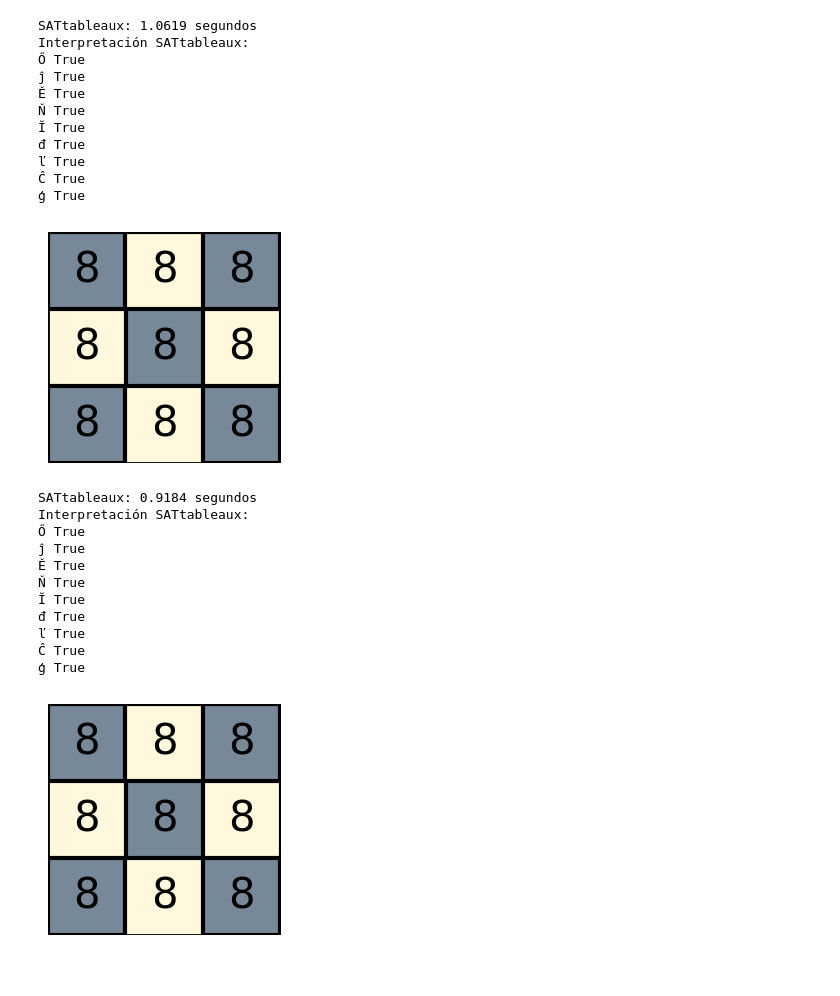
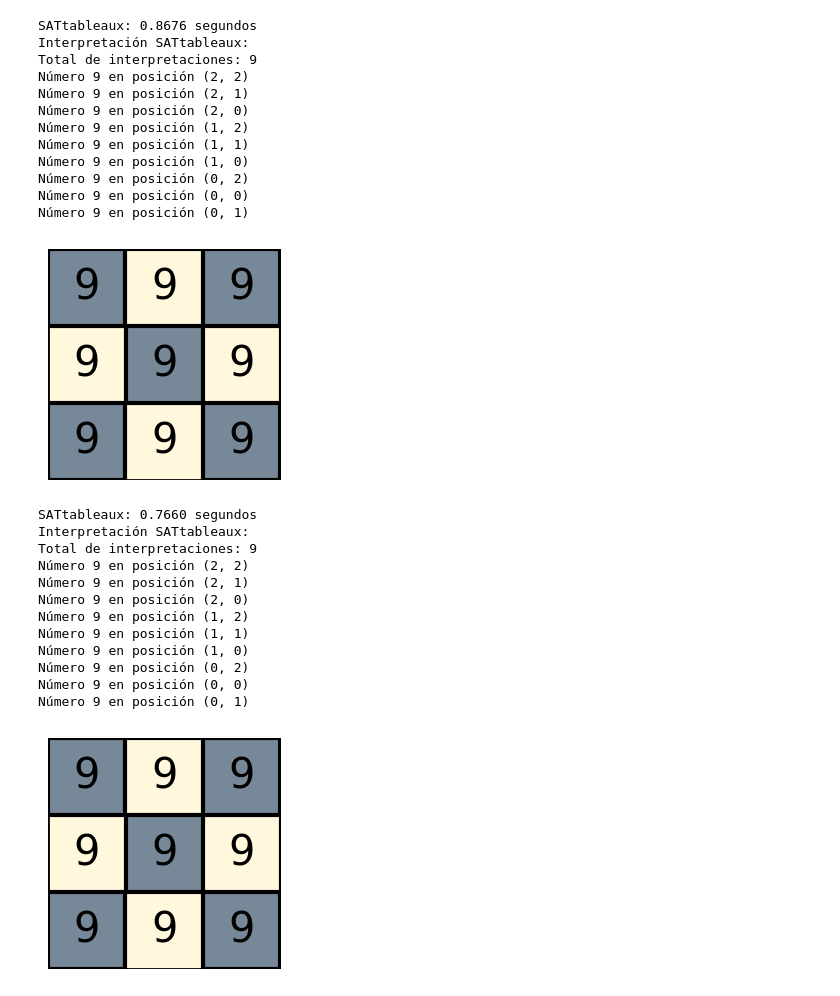
Before and after one commit to Lauuuu21nf/chocorramo-con-milo, a Jupyter notebook: Entrega3.ipynb, the cells around one changed output. Saved outputs shown, nothing was run; the diff lists cells and outputs as text; code cells hidden in the pictures.

```diff
--- a/Entrega3.ipynb
+++ b/Entrega3.ipynb
@@ -193,30 +178,36 @@ else:
 # %%
 import time
 start = time.time()
 A = inorder_to_tree(r.reglas[0])
 I = A.SATtableaux()
 end = time.time()
 print(f"SATtableaux: {end - start:.4f} segundos")
 if I is not None:
     print("Interpretación SATtableaux:")
+    print(f"Total de interpretaciones: {len(I)}")
+
     for k in I:
-        print(r.CM.escribir(k), I[k])
+        if I[k]:
+            n, x, y = r.CM.unravel(k)
+            print(f"Número {n+1} en posición ({x}, {y})")
+
     r.visualizar(I)
 else:
-    print("¡No hay solución con SATtableaux!");
+    print("¡No hay solución con SATtableaux!")
 # %% [output]
-SATtableaux: 1.0619 segundos
+SATtableaux: 0.8676 segundos
 Interpretación SATtableaux:
-Ő True
-ĵ True
-Ě True
-Ň True
-Ĭ True
-đ True
-ľ True
-Ĉ True
-ģ True
+Total de interpretaciones: 9
+Número 9 en posición (2, 2)
+Número 9 en posición (2, 1)
+Número 9 en posición (2, 0)
+Número 9 en posición (1, 2)
+Número 9 en posición (1, 1)
+Número 9 en posición (1, 0)
+Número 9 en posición (0, 2)
+Número 9 en posición (0, 0)
+Número 9 en posición (0, 1)
-[figure, old version]
+[figure, new version]
 # %%
 import time
 start = time.time()
@@ -226,21 +217,27 @@ end = time.time()
 print(f"SATtableaux: {end - start:.4f} segundos")
 if I is not None:
     print("Interpretación SATtableaux:")
+    print(f"Total de interpretaciones: {len(I)}")
+
     for k in I:
-        print(r.CM.escribir(k), I[k])
+        if I[k]:
+            n, x, y = r.CM.unravel(k)
+            print(f"Número {n+1} en posición ({x}, {y})")
+
     r.visualizar(I)
 else:
-    print("¡No hay solución con SATtableaux!");
+    print("¡No hay solución con SATtableaux!")
 # %% [output]
-SATtableaux: 0.9184 segundos
+SATtableaux: 0.7660 segundos
 Interpretación SATtableaux:
-Ő True
-ĵ True
-Ě True
-Ň True
-Ĭ True
-đ True
-ľ True
-Ĉ True
-ģ True
+Total de interpretaciones: 9
+Número 9 en posición (2, 2)
+Número 9 en posición (2, 1)
+Número 9 en posición (2, 0)
+Número 9 en posición (1, 2)
+Número 9 en posición (1, 1)
+Número 9 en posición (1, 0)
+Número 9 en posición (0, 2)
+Número 9 en posición (0, 0)
+Número 9 en posición (0, 1)
-[figure, old version]
+[figure, new version]
```
Also changed, not shown: parts of 8 cells of this notebook.
